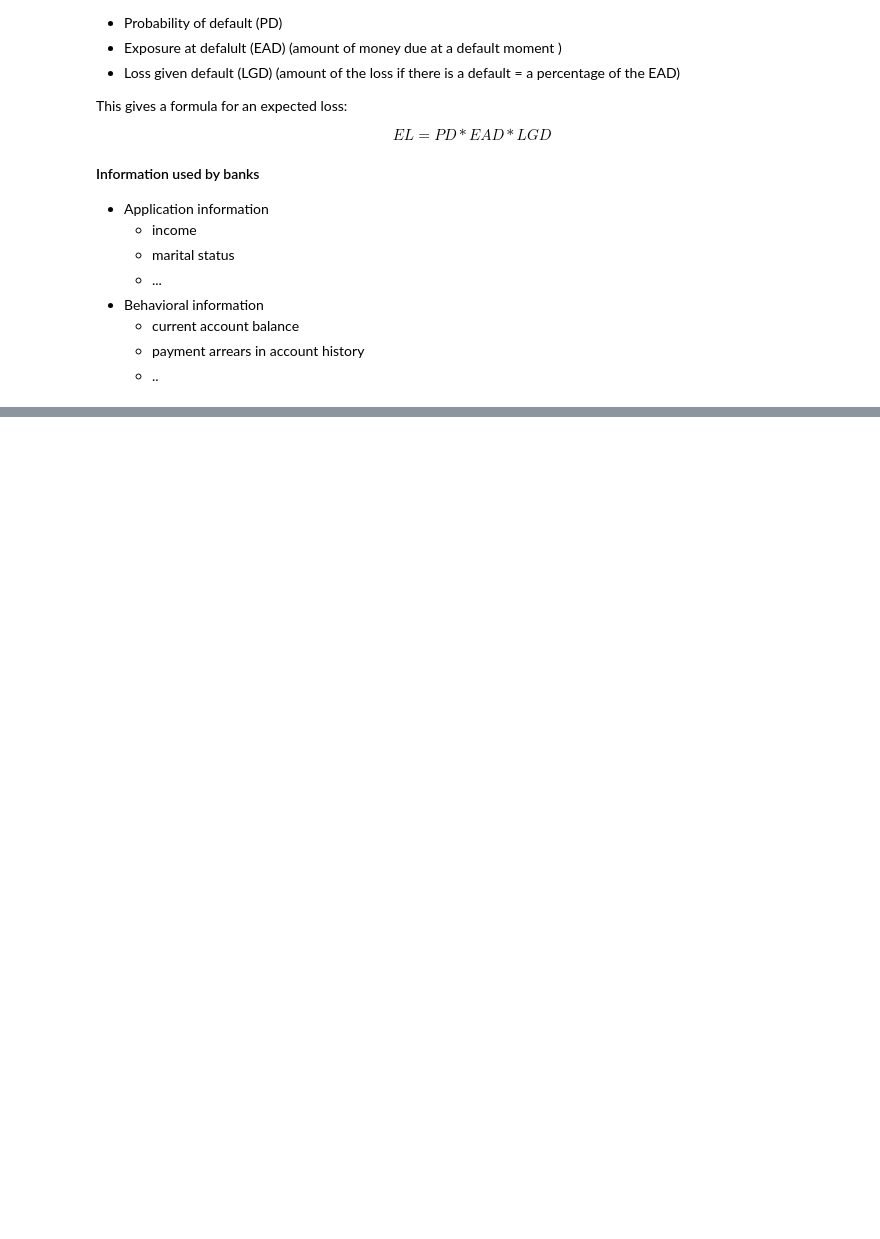
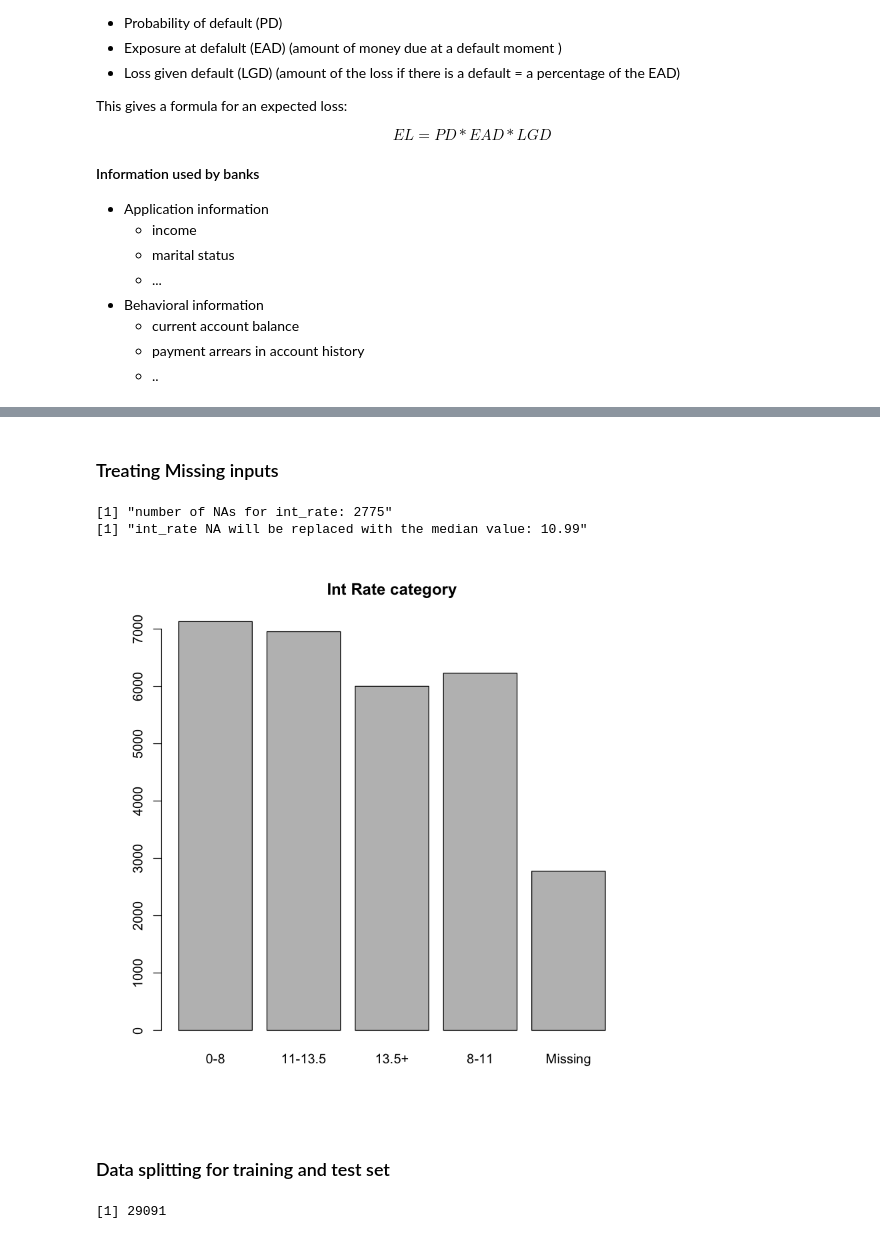
Before and after one commit to zslava/stats, a Jupyter notebook: datacamp/fin_credit_risk/model_credit_risk.ipynb, the cells around one changed output, grey strips where cells are left out. Cells and saved outputs as stored; diff of their text form; code cells hidden in the pictures; blank space fills up the shorter version.

```diff
--- a/datacamp/fin_credit_risk/model_credit_risk.ipynb
+++ b/datacamp/fin_credit_risk/model_credit_risk.ipynb
@@ -106,0 +121,42 @@ List of 6
+# %% [markdown]
+### Treating Missing inputs
+# %%
+#index of rows with int_rate == NA
+na_index<- which(is.na(loan_data$int_rate)==TRUE)
+loan_data_delrow_na <- loan_data[-na_index, ]  #strip off this rows from the copied dataset
+
+print(paste("number of NAs for int_rate:",length(na_index)))
+
+#removing entire column
+loan_data_delcol_na <- loan_data
+# Delete interest rate column from loan_data_delcol_na
+loan_data_delcol_na$int_rate <- NULL
+
+##replace int_rate NAs with the median
+median_ir <- median(loan_data$int_rate, na.rm=TRUE)
+loan_data_replace <- loan_data
+# Replace missing interest rates with median
+print(paste("int_rate NA will be replaced with the median value:",median_ir))
+loan_data_replace$int_rate[na_index] <- median_ir
+
+
+##introducing a categorical variable ir_cat  with keeping NA in 'Missing' value
+loan_data$ir_cat <- NULL  # strip this column as we are going to recreate it
+loan_data$ir_cat <- rep(NA, length(loan_data$int_rate))
+
+loan_data$ir_cat[which(loan_data$int_rate <= 8)] <- "0-8"
+loan_data$ir_cat[which(loan_data$int_rate > 8 & loan_data$int_rate <= 11)] <- "8-11"
+loan_data$ir_cat[which(loan_data$int_rate > 11 & loan_data$int_rate <= 13.5)] <- "11-13.5"
+loan_data$ir_cat[which(loan_data$int_rate > 13.5)] <- "13.5+"
+loan_data$ir_cat[which(is.na(loan_data$int_rate))] <- "Missing"
+
+loan_data$ir_cat <- as.factor(loan_data$ir_cat)
+
+# Look at your new variable using plot()
+plot(loan_data$ir_cat, main="Int Rate category")
+# %% [output]
+[1] "number of NAs for int_rate: 2775"
+[1] "int_rate NA will be replaced with the median value: 10.99"
+[figure, added]
+# %% [markdown]
+### Data splitting for training and test set
@@ -106,0 +179,4 @@ List of 6
+# %%
+nrow(loan_data)
+# %% [output]
+[1] 29091
```
Also changed, not shown: parts of 16 cells of this notebook, 31 other files.
